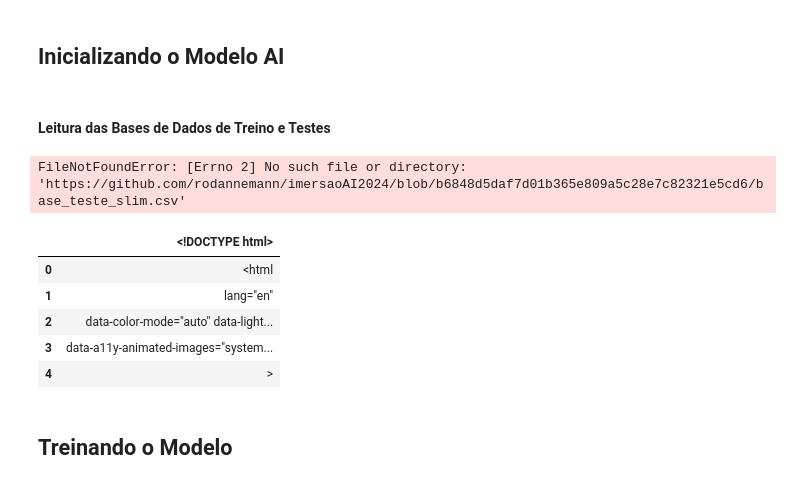
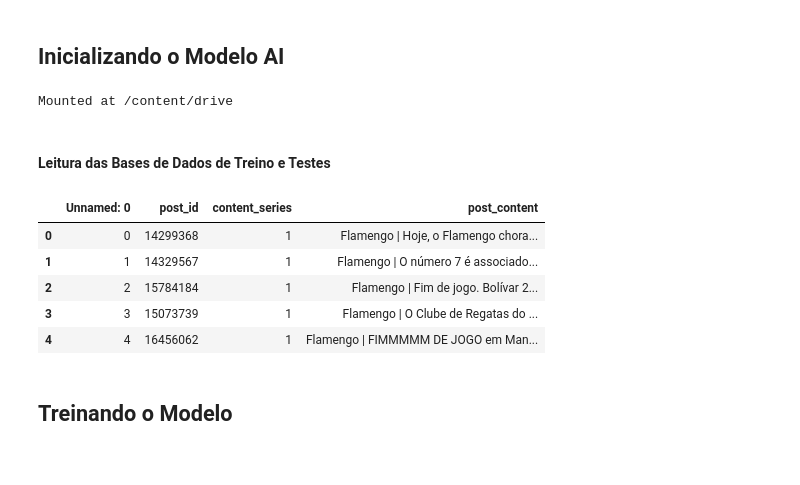
Before and after one commit to rodannemann/imersaoAI2024, a Jupyter notebook: ImersaoAI2024_RD.ipynb, the cells around one changed output. Saved outputs shown, nothing was run; the diff lists cells and outputs as text; code cells hidden in the pictures.

```diff
--- a/ImersaoAI2024_RD.ipynb
+++ b/ImersaoAI2024_RD.ipynb
@@ -16,6 +16,12 @@ $ pip install google-generativeai
 from pathlib import Path
 import hashlib
 import google.generativeai as genai
+
+import numpy as np
+import pandas as pd
+from google.colab import drive
+
+drive.mount('/content/drive')
 
 # código para ocultar a chave de API
 from google.colab import userdata
@@ -52,3 +58,5 @@ safety_settings = [
 model = genai.GenerativeModel(model_name="gemini-1.5-pro-latest",
                               generation_config=generation_config,
                               safety_settings=safety_settings)
+# %% [output]
+Mounted at /content/drive
@@ -55,44 +66,24 @@ model = genai.GenerativeModel(model_name="gemini-1.5-pro-latest",
 # %% [markdown]
 #### Leitura das Bases de Dados de Treino e Testes
-# %%
-import numpy as np
-import pandas as pd
-
-LINK_BASE_TREINO = 'https://github.com/rodannemann/imersaoAI2024/blob/b6848d5daf7d01b365e809a5c28e7c82321e5cd6/base_treino_slim.csv'
-LINK_BASE_TESTE = 'https://github.com/rodannemann/imersaoAI2024/blob/b6848d5daf7d01b365e809a5c28e7c82321e5cd6/base_teste_slim.csv'
-
-# Teste Stack Overflow
-### Loop the data lines
-with open(LINK_BASE_TESTE, 'r') as temp_f:
-    # get No of columns in each line
-    col_count = [ len(l.split(",")) for l in temp_f.readlines() ]
-
-### Generate column names  (names will be 0, 1, 2, ..., maximum columns - 1)
-column_names = [i for i in range(0, max(col_count))]
-
-### Read csv
-df = pd.read_csv(LINK_BASE_TESTE, header=None, delimiter=",", names=column_names)
-df.head()
-# %% [output]
-FileNotFoundError: [Errno 2] No such file or directory: 'https://github.com/rodannemann/imersaoAI2024/blob/b6848d5daf7d01b365e809a5c28e7c82321e5cd6/base_teste_slim.csv'
 # %%
-import numpy as np
-import pandas as pd
-
-LINK_BASE_TREINO = 'https://github.com/rodannemann/imersaoAI2024/blob/b6848d5daf7d01b365e809a5c28e7c82321e5cd6/base_treino_slim.csv'
-LINK_BASE_TESTE = 'https://github.com/rodannemann/imersaoAI2024/blob/b6848d5daf7d01b365e809a5c28e7c82321e5cd6/base_teste_slim.csv'
+LINK_BASE_TREINO = '/content/drive/MyDrive/Alura/base_treino_slim.csv'
+LINK_BASE_TESTE = '/content/drive/MyDrive/Alura/base_teste_slim.csv'
 
 # Carrega a base de treino
-base_treino = pd.read_csv(LINK_BASE_TREINO, on_bad_lines='skip')
-base_teste = pd.read_csv(LINK_BASE_TESTE, on_bad_lines='skip')
-#display(base_treino.head())
-display(base_teste.head())
+base_treino = pd.read_csv(LINK_BASE_TREINO)
+
+
+# Carrega a base de teste
+base_teste = pd.read_csv(LINK_BASE_TESTE)
+
+base_treino.head()
+#base_teste.head()
 # %% [output]
-|  | <!DOCTYPE html> |
-| 0 | <html |
-| 1 | lang="en" |
-| 2 | data-color-mode="auto" data-light... |
-| 3 | data-a11y-animated-images="system... |
-| 4 | > |
+|  | Unnamed: 0 | post_id | content_series | post_content |
+| 0 | 0 | 14299368 | 1 | Flamengo | Hoje, o Flamengo chora... |
+| 1 | 1 | 14329567 | 1 | Flamengo | O número 7 é associado... |
+| 2 | 2 | 15784184 | 1 | Flamengo | Fim de jogo. Bolívar 2... |
+| 3 | 3 | 15073739 | 1 | Flamengo | O Clube de Regatas do ... |
+| 4 | 4 | 16456062 | 1 | Flamengo | FIMMMMM DE JOGO em Man... |
 # %% [markdown]
 ## Treinando o Modelo
```
Also changed, not shown: parts of 5 cells of this notebook.
